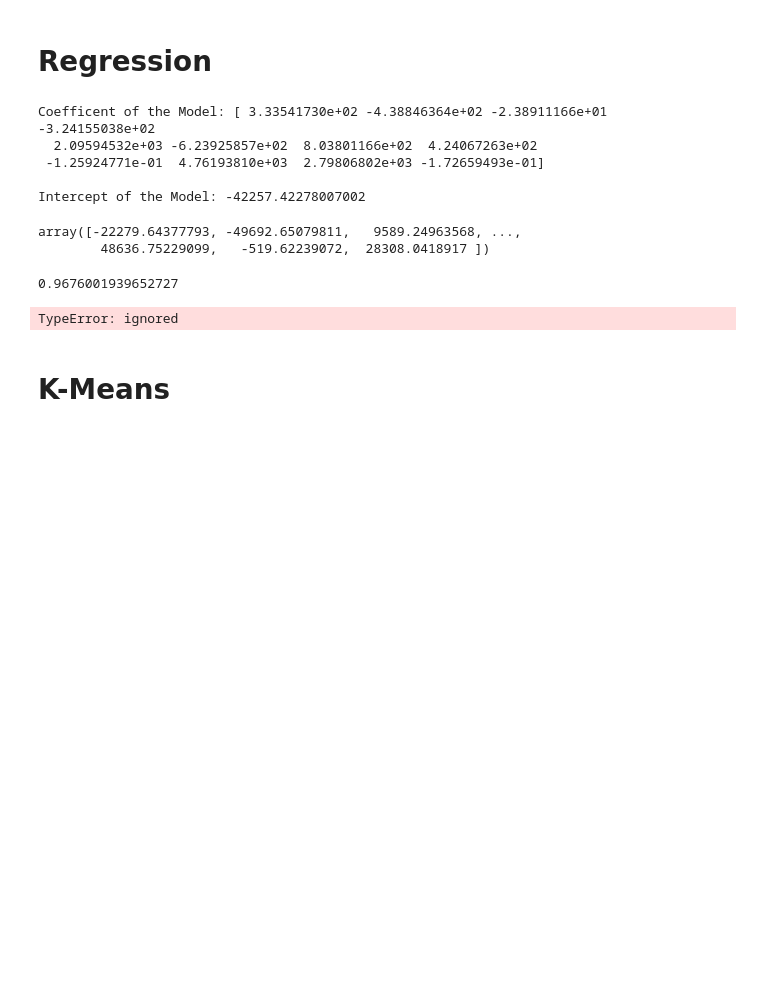
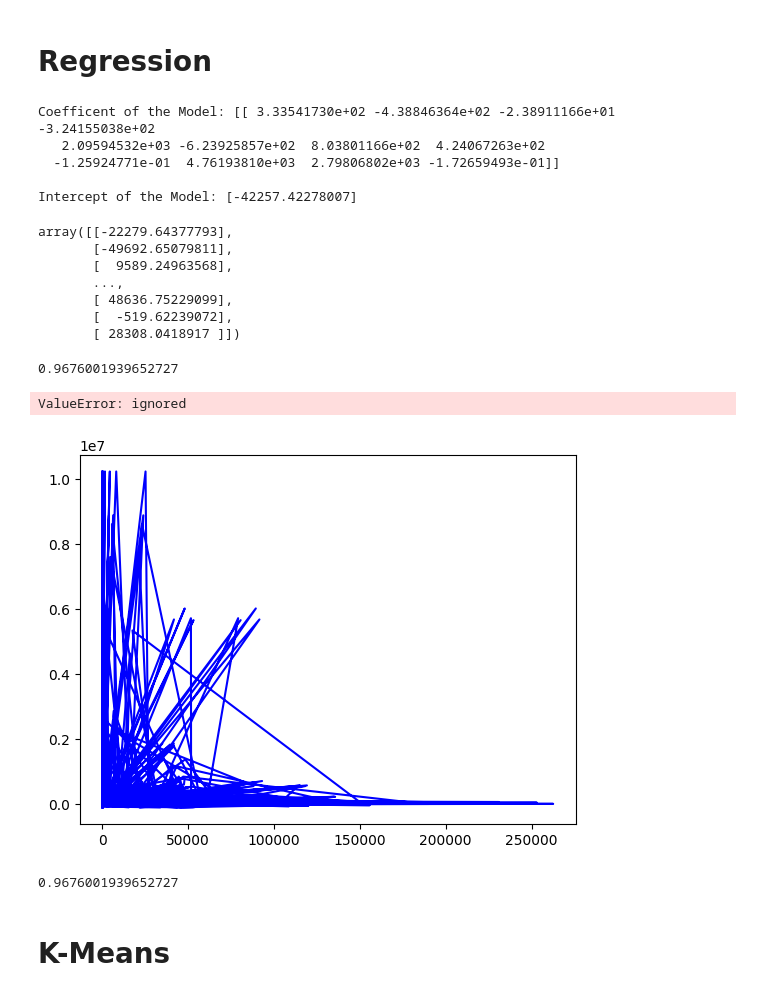
Before and after one commit to A-Kowolik/Global_Energy_Sustainability, a Jupyter notebook: Intial_Codes.ipynb, the cells around one changed output. Saved outputs shown, nothing was run; the diff lists cells and outputs as text; code cells hidden in the pictures; blank space fills up the shorter version.

```diff
--- a/Intial_Codes.ipynb
+++ b/Intial_Codes.ipynb
@@ -159,39 +159,49 @@ IndVal = y_test
 DepVal = X_test
 
 #Fitting to model
-Model_LR = LinearRegression().fit(DepVal, IndVal)
+Model_LR = LinearRegression().fit(DepVal, IndVal.values.reshape(-1,1))
 
 #Results
 print('Coefficent of the Model:', Model_LR.coef_,'\n')
 print('Intercept of the Model:', Model_LR.intercept_)
 # %% [output]
-Coefficent of the Model: [ 3.33541730e+02 -4.38846364e+02 -2.38911166e+01 -3.24155038e+02
-  2.09594532e+03 -6.23925857e+02  8.03801166e+02  4.24067263e+02
- -1.25924771e-01  4.76193810e+03  2.79806802e+03 -1.72659493e-01]
+Coefficent of the Model: [[ 3.33541730e+02 -4.38846364e+02 -2.38911166e+01 -3.24155038e+02
+   2.09594532e+03 -6.23925857e+02  8.03801166e+02  4.24067263e+02
+  -1.25924771e-01  4.76193810e+03  2.79806802e+03 -1.72659493e-01]]
 
-Intercept of the Model: -42257.42278007002
+Intercept of the Model: [-42257.42278007]
 # %%
 #Predictions
 Model_LR.predict(DepVal)
 # %% [output]
-array([-22279.64377793, -49692.65079811,   9589.24963568, ...,
-        48636.75229099,   -519.62239072,  28308.0418917 ])
+array([[-22279.64377793],
+       [-49692.65079811],
+       [  9589.24963568],
+       ...,
+       [ 48636.75229099],
+       [  -519.62239072],
+       [ 28308.0418917 ]])
 # %%
 #Variance
 r2_score(y_true= IndVal,
          y_pred= Model_LR.predict(DepVal))
 # %% [output]
 0.9676001939652727
-# %%
-from plotnine import ggplot, aes, geom_point, geom_line
-from plotnine.themes import theme_minimal
-
-Fitted = Model_LR.predict(X_test)
-Fitted_df = pd.DataFrame(data=Fitted)
-
-ggplot(aes(DepVal,IndVal),test_set) + geom_point(alpha = 0.5, color = "#2c3e50") +geom_line(aes(y= 'Fitted_df'), color = 'blue') + theme_minimal()
-# %% [output]
-TypeError: ignored
+# %%
+pred = Model_LR.predict(X_test)
+
+plt.plot(DepVal,pred, label = 'Linear Regression', color = 'b')
+plt.scatter(X_test,y_test, label ='Actual Test Data', color='g', alpha=.7)
+plt.legend()
+plt.show()
+# %% [output]
+ValueError: ignored
+[figure, added]
+# %%
+#Scoring the Model
+Model_LR.score(X_test,y_test)
+# %% [output]
+0.9676001939652727
 # %% [markdown]
 # K-Means
 # %%
```
Also changed, not shown: parts of 1 cell of this notebook.
